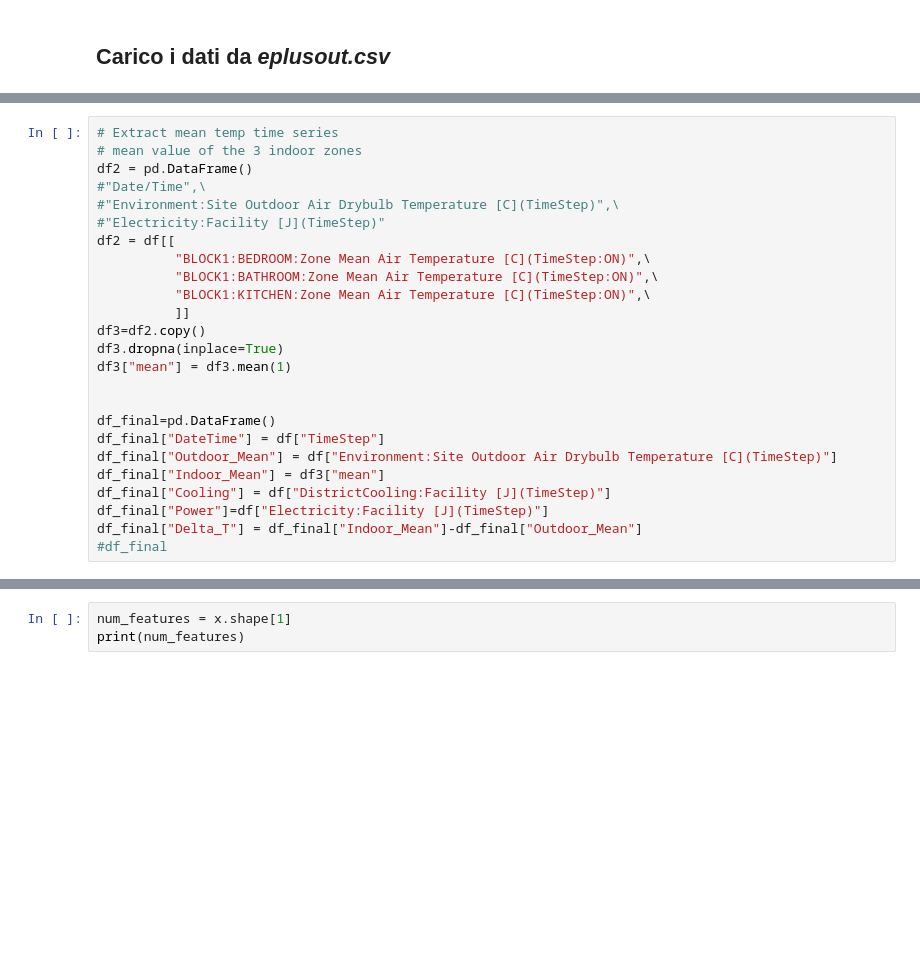
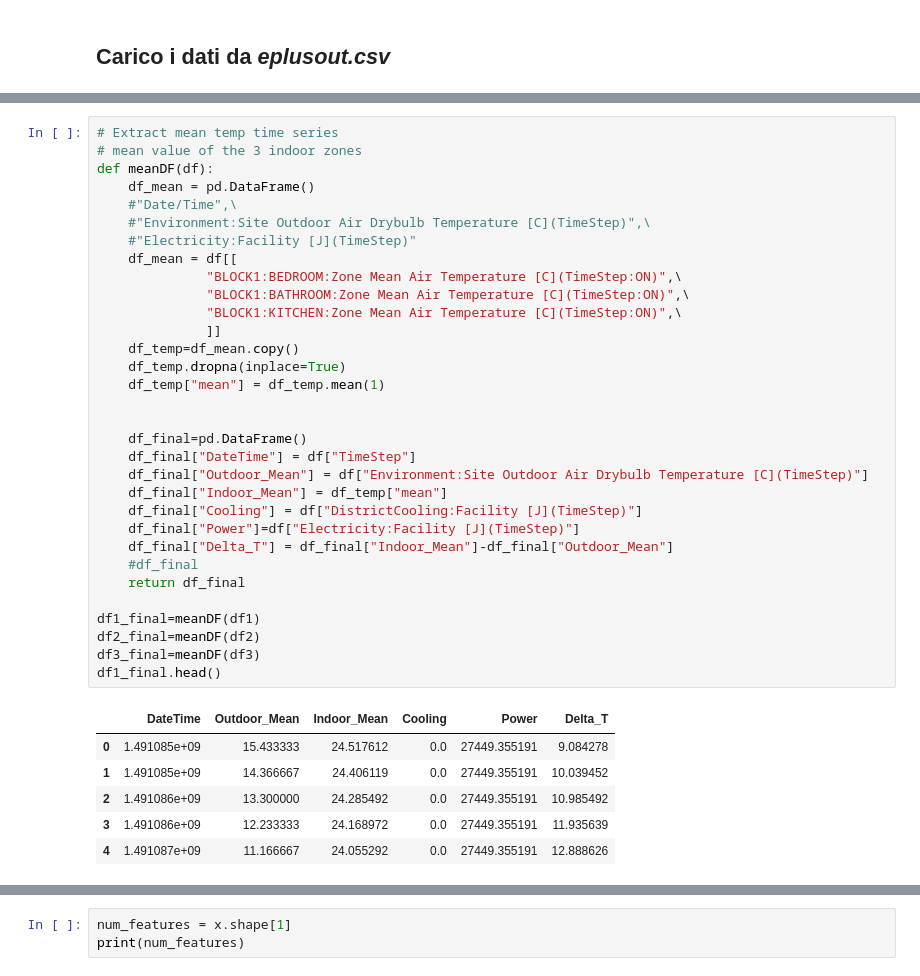
Before and after one commit to bre3760/ictbuilding, a Jupyter notebook: prediction_model/multirnn_v2.ipynb, the cells around one changed output, grey strips where cells are left out. Drawn from its saved outputs; the diff is of its cells as text; blank space fills up the shorter version.

```diff
--- a/prediction_model/multirnn_v2.ipynb
+++ b/prediction_model/multirnn_v2.ipynb
@@ -200,26 +208,40 @@ df["TimeStep"]=datetimeform
 # %%
 # Extract mean temp time series
 # mean value of the 3 indoor zones
-df2 = pd.DataFrame()
-#"Date/Time",\
-#"Environment:Site Outdoor Air Drybulb Temperature [C](TimeStep)",\
-#"Electricity:Facility [J](TimeStep)"
-df2 = df[[
-          "BLOCK1:BEDROOM:Zone Mean Air Temperature [C](TimeStep:ON)",\
-          "BLOCK1:BATHROOM:Zone Mean Air Temperature [C](TimeStep:ON)",\
-          "BLOCK1:KITCHEN:Zone Mean Air Temperature [C](TimeStep:ON)",\
-          ]]
-df3=df2.copy()
-df3.dropna(inplace=True)
-df3["mean"] = df3.mean(1)
+def meanDF(df):
+    df_mean = pd.DataFrame()
+    #"Date/Time",\
+    #"Environment:Site Outdoor Air Drybulb Temperature [C](TimeStep)",\
+    #"Electricity:Facility [J](TimeStep)"
+    df_mean = df[[
+              "BLOCK1:BEDROOM:Zone Mean Air Temperature [C](TimeStep:ON)",\
+              "BLOCK1:BATHROOM:Zone Mean Air Temperature [C](TimeStep:ON)",\
+              "BLOCK1:KITCHEN:Zone Mean Air Temperature [C](TimeStep:ON)",\
+              ]]
+    df_temp=df_mean.copy()
+    df_temp.dropna(inplace=True)
+    df_temp["mean"] = df_temp.mean(1)
 
 
-df_final=pd.DataFrame()
-df_final["DateTime"] = df["TimeStep"]
-df_final["Outdoor_Mean"] = df["Environment:Site Outdoor Air Drybulb Temperature [C](TimeStep)"]
-df_final["Indoor_Mean"] = df3["mean"]
-df_final["Cooling"] = df["DistrictCooling:Facility [J](TimeStep)"]
-df_final["Power"]=df["Electricity:Facility [J](TimeStep)"]
-df_final["Delta_T"] = df_final["Indoor_Mean"]-df_final["Outdoor_Mean"]
-#df_final
+    df_final=pd.DataFrame()
+    df_final["DateTime"] = df["TimeStep"]
+    df_final["Outdoor_Mean"] = df["Environment:Site Outdoor Air Drybulb Temperature [C](TimeStep)"]
+    df_final["Indoor_Mean"] = df_temp["mean"]
+    df_final["Cooling"] = df["DistrictCooling:Facility [J](TimeStep)"]
+    df_final["Power"]=df["Electricity:Facility [J](TimeStep)"]
+    df_final["Delta_T"] = df_final["Indoor_Mean"]-df_final["Outdoor_Mean"]
+    #df_final
+    return df_final
+
+df1_final=meanDF(df1)
+df2_final=meanDF(df2)
+df3_final=meanDF(df3)
+df1_final.head()
+# %% [output]
+|  | DateTime | Outdoor_Mean | Indoor_Mean | Cooling | Power | Delta_T |
+| 0 | 1.491085e+09 | 15.433333 | 24.517612 | 0.0 | 27449.355191 | 9.084278 |
+| 1 | 1.491085e+09 | 14.366667 | 24.406119 | 0.0 | 27449.355191 | 10.039452 |
+| 2 | 1.491086e+09 | 13.300000 | 24.285492 | 0.0 | 27449.355191 | 10.985492 |
+| 3 | 1.491086e+09 | 12.233333 | 24.168972 | 0.0 | 27449.355191 | 11.935639 |
+| 4 | 1.491087e+09 | 11.166667 | 24.055292 | 0.0 | 27449.355191 | 12.888626 |
 # %%
```
Also changed, not shown: parts of 13 cells of this notebook.
